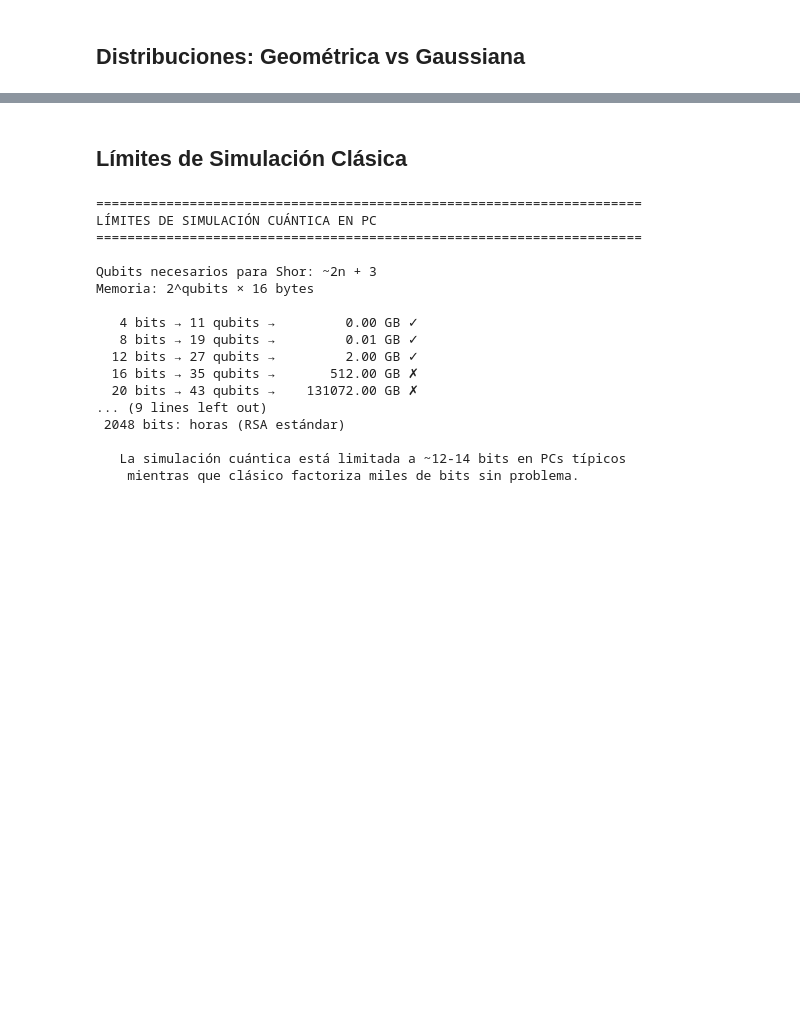
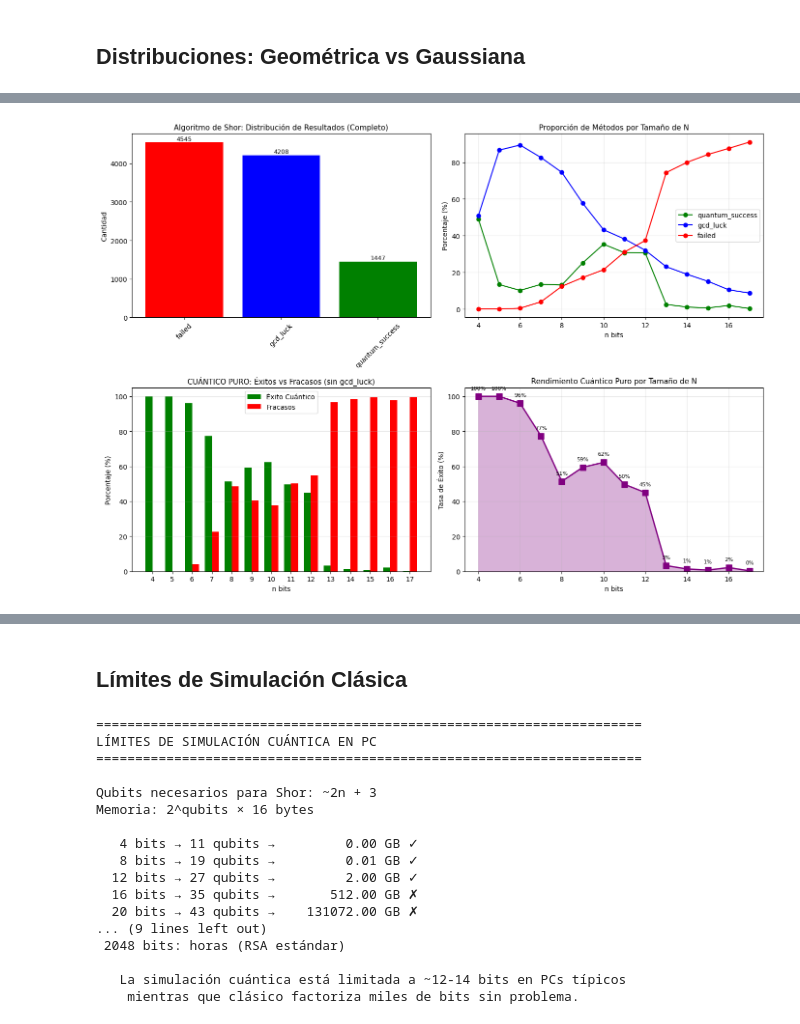
Before and after one commit to Alejandr05ang/factorizacion_numeros_semiprimos, a Jupyter notebook: ComputacionCuantica.ipynb, the cells around one changed output, grey strips where cells are left out. Cells and saved outputs as stored; diff of their text form; code cells hidden in the pictures; blank space fills up the shorter version.

Commit message:
optimizacion algoritmo

```diff
--- a/ComputacionCuantica.ipynb
+++ b/ComputacionCuantica.ipynb
@@ -546,0 +632,92 @@ analyze_distributions(df)
+# %%
+def plot_quantum_analysis(df):
+    """Gráficas separadas para análisis cuántico completo"""
+    fig, axes = plt.subplots(2, 2, figsize=(14, 10))
+
+    # ===== GRÁFICA 1: Análisis Completo de Shor (con todos los métodos) =====
+    ax1 = axes[0, 0]
+    methods_count = df['method'].value_counts()
+    colors_map = {'quantum_success': 'green', 'gcd_luck': 'blue', 'failed': 'red'}
+    colors = [colors_map.get(m, 'gray') for m in methods_count.index]
+    bars1 = ax1.bar(methods_count.index, methods_count.values, color=colors)
+    ax1.set_title('Algoritmo de Shor: Distribución de Resultados (Completo)', fontsize=11)
+    ax1.set_ylabel('Cantidad')
+    ax1.tick_params(axis='x', rotation=45)
+    for bar, val in zip(bars1, methods_count.values):
+        ax1.text(bar.get_x() + bar.get_width()/2, bar.get_height() + 10,
+                 str(val), ha='center', va='bottom', fontsize=9)
+
+    # ===== GRÁFICA 2: Proporción de Métodos por Bits =====
+    ax2 = axes[0, 1]
+    bits = sorted(df['n_bits'].unique())
+    for method, color in [('quantum_success', 'green'), ('gcd_luck', 'blue'), ('failed', 'red')]:
+        rates = []
+        for n in bits:
+            df_n = df[df['n_bits'] == n]
+            rate = len(df_n[df_n['method'] == method]) / len(df_n) * 100 if len(df_n) > 0 else 0
+            rates.append(rate)
+        ax2.plot(bits, rates, marker='o', label=method, color=color)
+    ax2.set_xlabel('n bits')
+    ax2.set_ylabel('Porcentaje (%)')
+    ax2.set_title('Proporción de Métodos por Tamaño de N', fontsize=11)
+    ax2.legend()
+    ax2.grid(True, alpha=0.3)
+
+    # ===== GRÁFICA 3: Cuántico Puro - Éxitos vs Fracasos (sin gcd_luck) =====
+    ax3 = axes[1, 0]
+    df_pure = df[df['method'] != 'gcd_luck']
+    bits = sorted(df_pure['n_bits'].unique())
+    quantum_rates = []
+    failed_rates = []
+    for n in bits:
+        df_n = df_pure[df_pure['n_bits'] == n]
+        total = len(df_n)
+        if total > 0:
+            quantum_rates.append(len(df_n[df_n['method'] == 'quantum_success']) / total * 100)
+            failed_rates.append(len(df_n[df_n['method'] == 'failed']) / total * 100)
+        else:
+            quantum_rates.append(0)
+            failed_rates.append(0)
+
+    x = np.arange(len(bits))
+    width = 0.35
+    bars_q = ax3.bar(x - width/2, quantum_rates, width, label='Éxito Cuántico', color='green')
+    bars_f = ax3.bar(x + width/2, failed_rates, width, label='Fracasos', color='red')
+    ax3.set_xlabel('n bits')
+    ax3.set_ylabel('Porcentaje (%)')
+    ax3.set_title('CUÁNTICO PURO: Éxitos vs Fracasos (sin gcd_luck)', fontsize=11)
+    ax3.set_xticks(x)
+    ax3.set_xticklabels(bits)
+    ax3.legend()
+    ax3.grid(True, alpha=0.3, axis='y')
+
+    # ===== GRÁFICA 4: Evolución de Tasa de Éxito Cuántico Puro =====
+    ax4 = axes[1, 1]
+    success_rates = []
+    for n in bits:
+        df_n = df_pure[df_pure['n_bits'] == n]
+        rate = df_n['success'].mean() * 100 if len(df_n) > 0 else 0
+        success_rates.append(rate)
+
+    ax4.plot(bits, success_rates, marker='s', color='purple', linewidth=2, markersize=8)
+    ax4.fill_between(bits, success_rates, alpha=0.3, color='purple')
+    ax4.set_xlabel('n bits')
+    ax4.set_ylabel('Tasa de Éxito (%)')
+    ax4.set_title('Rendimiento Cuántico Puro por Tamaño de N', fontsize=11)
+    ax4.grid(True, alpha=0.3)
+    ax4.set_ylim(0, 105)
+
+    # Añadir valores en los puntos
+    for i, (b, r) in enumerate(zip(bits, success_rates)):
+        ax4.annotate(f'{r:.0f}%', (b, r), textcoords="offset points",
+                     xytext=(0, 10), ha='center', fontsize=8)
+
+    plt.tight_layout()
+    plt.savefig(f"{DATA_DIR}/quantum_analysis.png", dpi=150)
+    plt.show()
+    print(f"\nGuardado: {DATA_DIR}/quantum_analysis.png")
+
+# Ejecutar
+plot_quantum_analysis(df)
+# %% [output]
+[figure, added]
```
Also changed, not shown: parts of 14 cells of this notebook, 8 other files.
